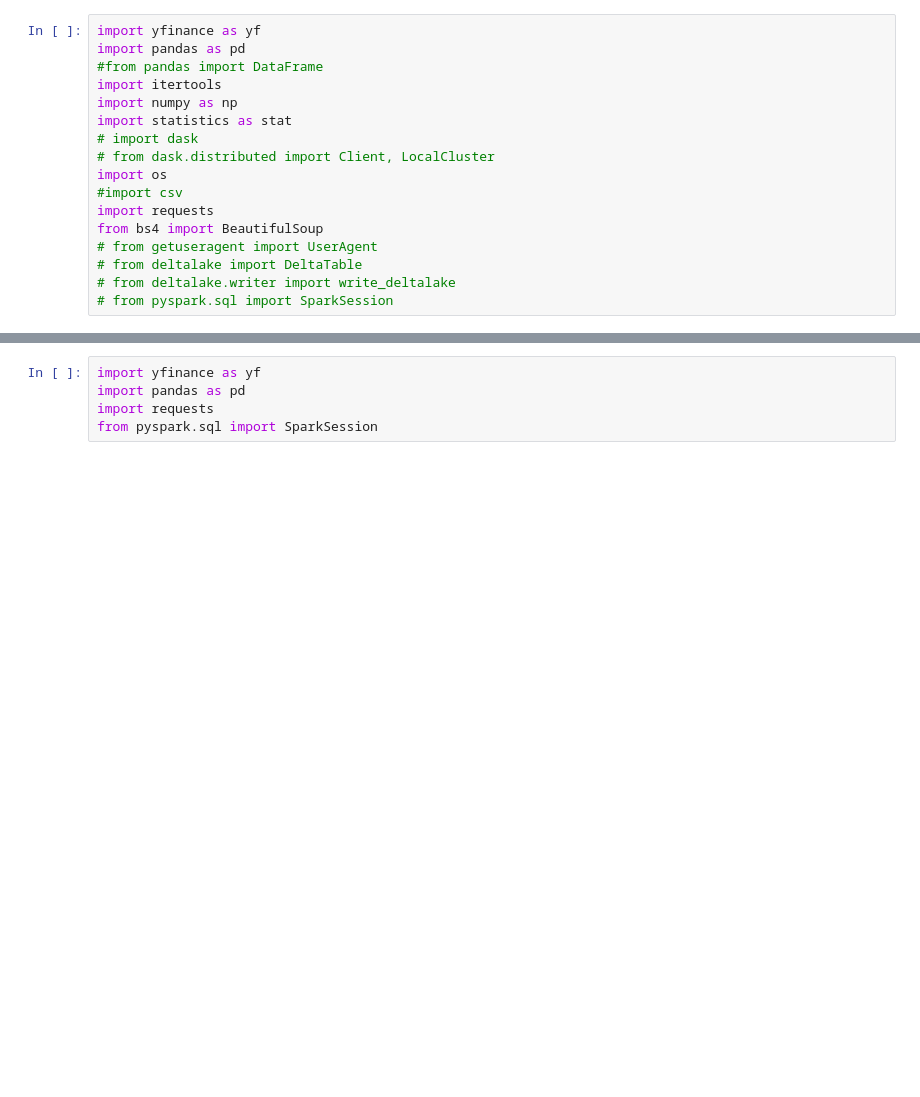
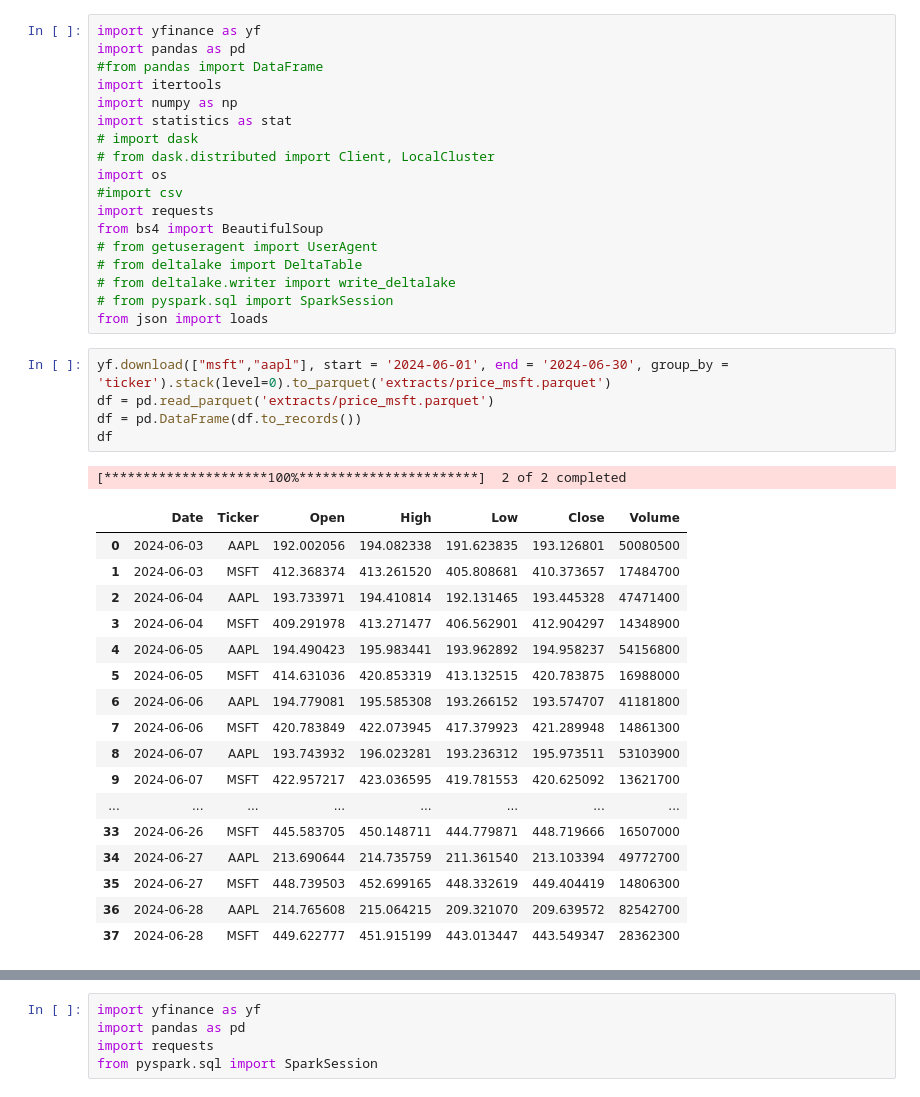
Before and after one commit to Starfalco/MKTmasta, a Jupyter notebook: Buy & Hold Port Screener - Multi tasking - 10.03.23.ipynb, the cells around one changed output, grey strips where cells are left out. Cells and saved outputs as stored; diff of their text form; blank space fills up the shorter version.

```diff
--- a/Buy & Hold Port Screener - Multi tasking - 10.03.23.ipynb
+++ b/Buy & Hold Port Screener - Multi tasking - 10.03.23.ipynb
@@ -15,3 +15,28 @@ from bs4 import BeautifulSoup
 # from deltalake import DeltaTable
 # from deltalake.writer import write_deltalake
 # from pyspark.sql import SparkSession
+from json import loads
+# %%
+yf.download(["msft","aapl"], start = '2024-06-01', end = '2024-06-30', group_by = 'ticker').stack(level=0).to_parquet('extracts/price_msft.parquet')
+df = pd.read_parquet('extracts/price_msft.parquet')
+df = pd.DataFrame(df.to_records())
+df
+# %% [output]
+[*********************100%***********************]  2 of 2 completed
+|  | Date | Ticker | Open | High | Low | Close | Volume |
+| 0 | 2024-06-03 | AAPL | 192.002056 | 194.082338 | 191.623835 | 193.126801 | 50080500 |
+| 1 | 2024-06-03 | MSFT | 412.368374 | 413.261520 | 405.808681 | 410.373657 | 17484700 |
+| 2 | 2024-06-04 | AAPL | 193.733971 | 194.410814 | 192.131465 | 193.445328 | 47471400 |
+| 3 | 2024-06-04 | MSFT | 409.291978 | 413.271477 | 406.562901 | 412.904297 | 14348900 |
+| 4 | 2024-06-05 | AAPL | 194.490423 | 195.983441 | 193.962892 | 194.958237 | 54156800 |
+| 5 | 2024-06-05 | MSFT | 414.631036 | 420.853319 | 413.132515 | 420.783875 | 16988000 |
+| 6 | 2024-06-06 | AAPL | 194.779081 | 195.585308 | 193.266152 | 193.574707 | 41181800 |
+| 7 | 2024-06-06 | MSFT | 420.783849 | 422.073945 | 417.379923 | 421.289948 | 14861300 |
+| 8 | 2024-06-07 | AAPL | 193.743932 | 196.023281 | 193.236312 | 195.973511 | 53103900 |
+| 9 | 2024-06-07 | MSFT | 422.957217 | 423.036595 | 419.781553 | 420.625092 | 13621700 |
+| ... | ... | ... | ... | ... | ... | ... | ... |
+| 33 | 2024-06-26 | MSFT | 445.583705 | 450.148711 | 444.779871 | 448.719666 | 16507000 |
+| 34 | 2024-06-27 | AAPL | 213.690644 | 214.735759 | 211.361540 | 213.103394 | 49772700 |
+| 35 | 2024-06-27 | MSFT | 448.739503 | 452.699165 | 448.332619 | 449.404419 | 14806300 |
+| 36 | 2024-06-28 | AAPL | 214.765608 | 215.064215 | 209.321070 | 209.639572 | 82542700 |
+| 37 | 2024-06-28 | MSFT | 449.622777 | 451.915199 | 443.013447 | 443.549347 | 28362300 |
```
Also changed, not shown: parts of 2 cells of this notebook, 7 other files.
